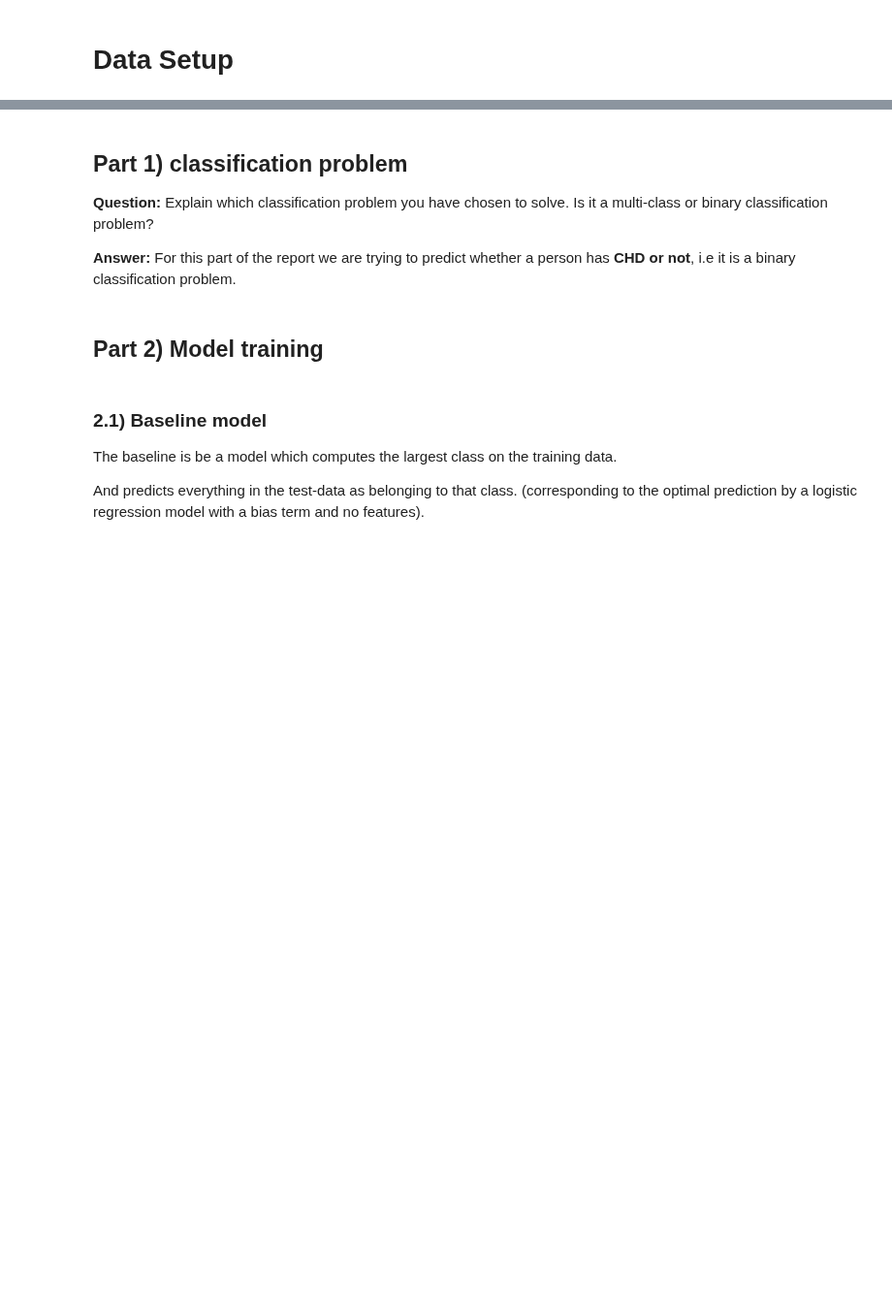
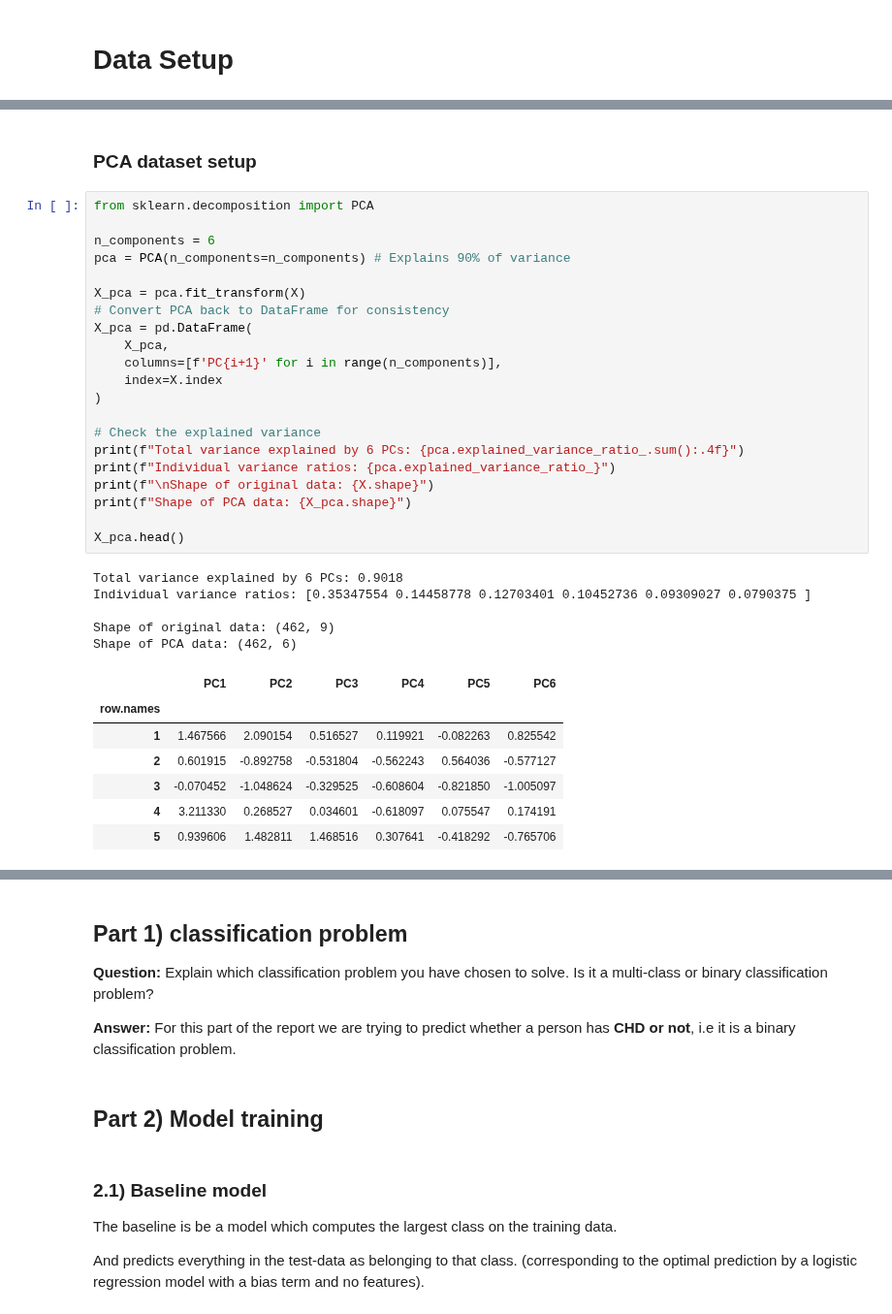
Before and after one commit to rifolio/dtu-projects-2025-autumn, a Jupyter notebook: machine-learning/project-2-parallel/classification.ipynb, the cells around one changed output, grey strips where cells are left out. Shown at 97% size. Drawn from its saved outputs; the diff is of its cells as text; blank space fills up the shorter version.

```diff
--- a/machine-learning/project-2-parallel/classification.ipynb
+++ b/machine-learning/project-2-parallel/classification.ipynb
@@ -57,0 +60,36 @@ X = df_heart_standarized.drop(columns=["chd"])
+# %% [markdown]
+### PCA dataset setup
+# %%
+from sklearn.decomposition import PCA
+
+n_components = 6
+pca = PCA(n_components=n_components) # Explains 90% of variance
+
+X_pca = pca.fit_transform(X)
+# Convert PCA back to DataFrame for consistency
+X_pca = pd.DataFrame(
+    X_pca,
+    columns=[f'PC{i+1}' for i in range(n_components)],
+    index=X.index
+)
+
+# Check the explained variance
+print(f"Total variance explained by 6 PCs: {pca.explained_variance_ratio_.sum():.4f}")
+print(f"Individual variance ratios: {pca.explained_variance_ratio_}")
+print(f"\nShape of original data: {X.shape}")
+print(f"Shape of PCA data: {X_pca.shape}")
+
+X_pca.head()
+# %% [output]
+Total variance explained by 6 PCs: 0.9018
+Individual variance ratios: [0.35347554 0.14458778 0.12703401 0.10452736 0.09309027 0.0790375 ]
+
+Shape of original data: (462, 9)
+Shape of PCA data: (462, 6)
+|  | PC1 | PC2 | PC3 | PC4 | PC5 | PC6 |
+| row.names |  |  |  |  |  |  |
+| 1 | 1.467566 | 2.090154 | 0.516527 | 0.119921 | -0.082263 | 0.825542 |
+| 2 | 0.601915 | -0.892758 | -0.531804 | -0.562243 | 0.564036 | -0.577127 |
+| 3 | -0.070452 | -1.048624 | -0.329525 | -0.608604 | -0.821850 | -1.005097 |
+| 4 | 3.211330 | 0.268527 | 0.034601 | -0.618097 | 0.075547 | 0.174191 |
+| 5 | 0.939606 | 1.482811 | 1.468516 | 0.307641 | -0.418292 | -0.765706 |
```
Also changed, not shown: parts of 39 cells of this notebook.
